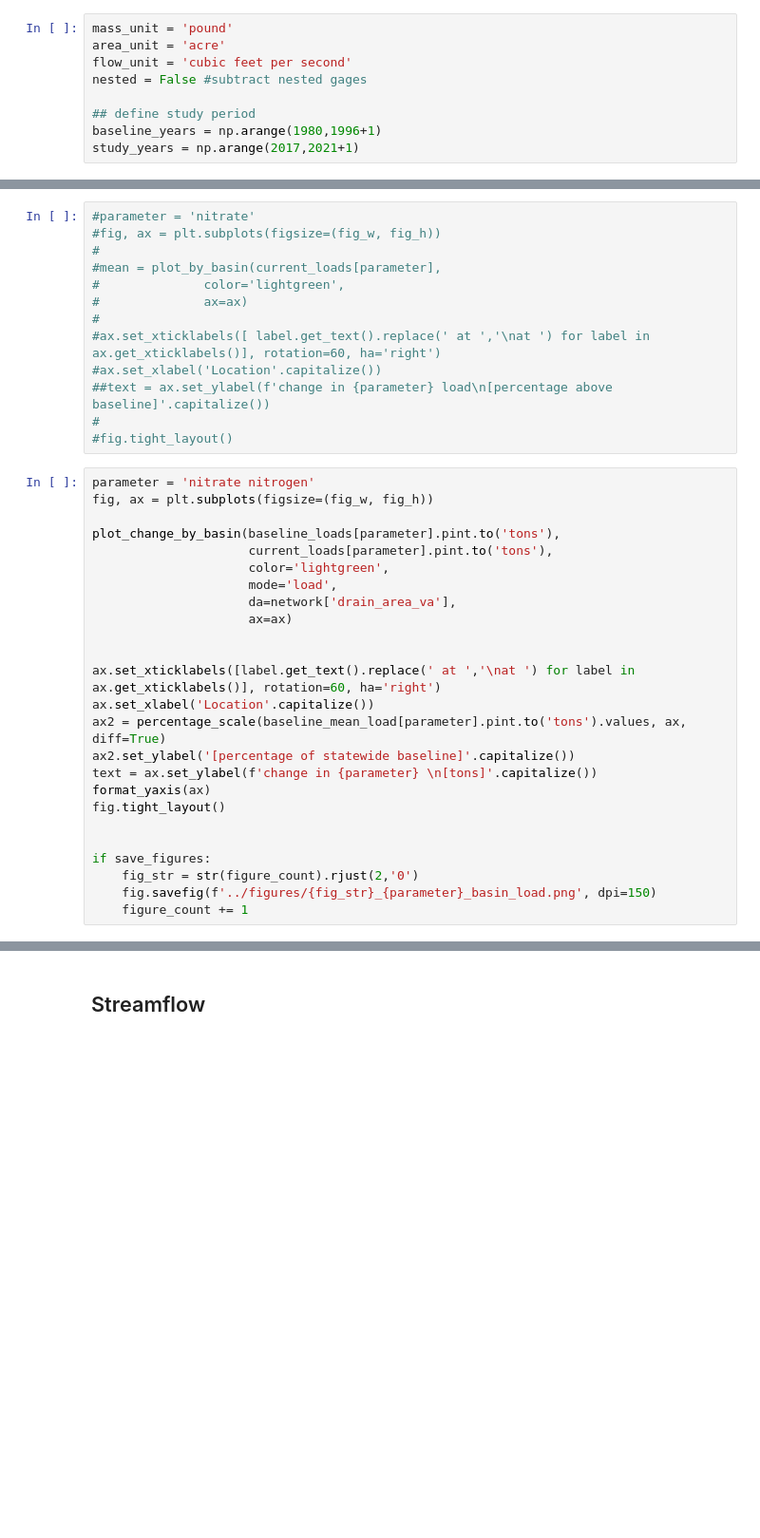
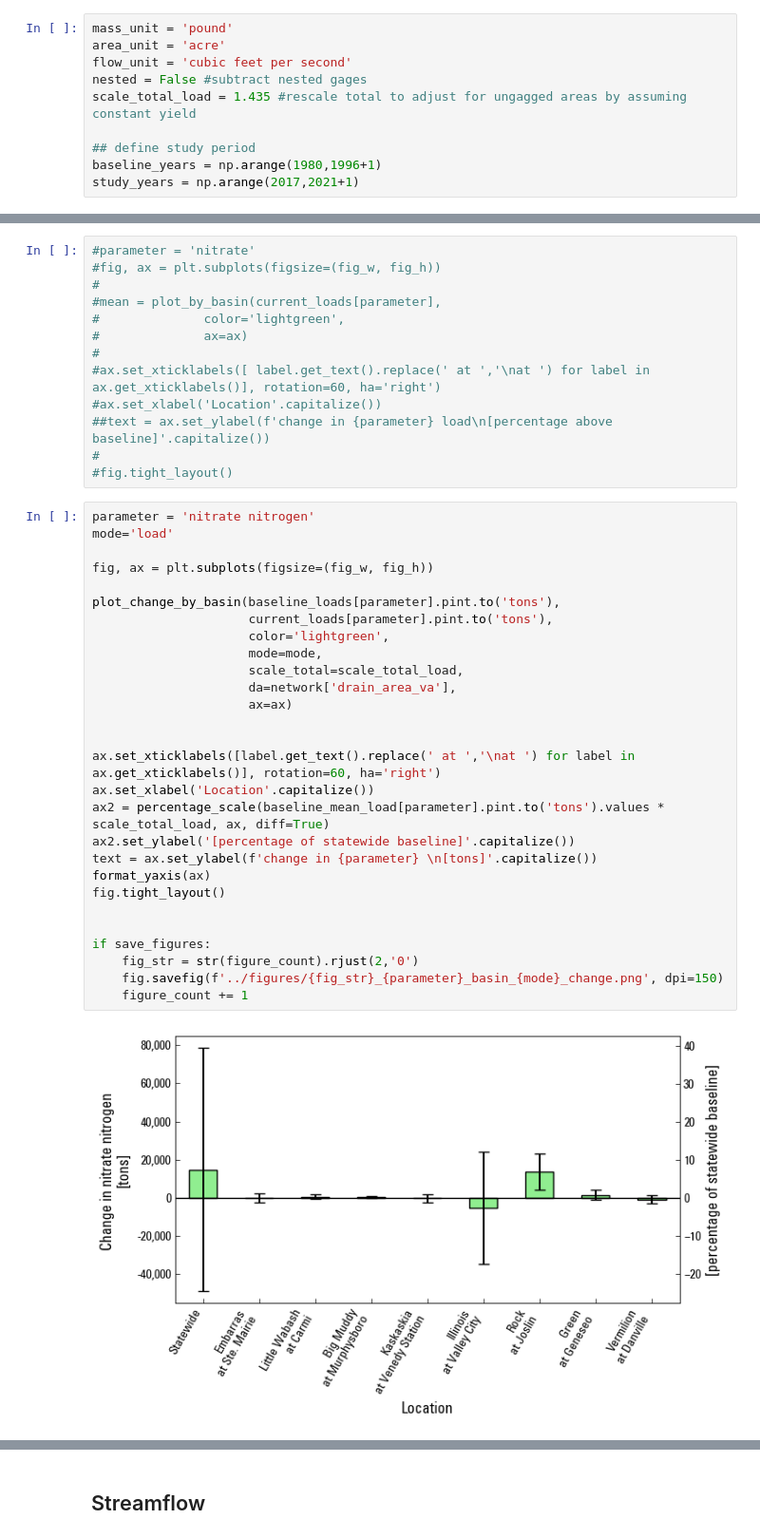
Before and after one commit to illinois-nutrient-monitoring/biennial-report, a Jupyter notebook: notebooks/01_report_plots.ipynb, the cells around one changed output, grey strips where cells are left out. Shown at 95% size. Saved outputs shown, nothing was run; the diff lists cells and outputs as text; blank space fills up the shorter version.

```diff
--- a/notebooks/01_report_plots.ipynb
+++ b/notebooks/01_report_plots.ipynb
@@ -69,6 +72,7 @@ mass_unit = 'pound'
 area_unit = 'acre'
 flow_unit = 'cubic feet per second'
 nested = False #subtract nested gages
+scale_total_load = 1.435 #rescale total to adjust for ungagged areas by assuming constant yield
 
 ## define study period
 baseline_years = np.arange(1980,1996+1)
@@ -255,27 +351,32 @@ current_yields.groupby('river').mean(dim='year').to_dataframe()
 #fig.tight_layout()
 # %%
 parameter = 'nitrate nitrogen'
+mode='load'
+
 fig, ax = plt.subplots(figsize=(fig_w, fig_h))
 
 plot_change_by_basin(baseline_loads[parameter].pint.to('tons'),
                      current_loads[parameter].pint.to('tons'),
                      color='lightgreen',
-                     mode='load',
+                     mode=mode,
+                     scale_total=scale_total_load,
                      da=network['drain_area_va'],
                      ax=ax)
 
 
 ax.set_xticklabels([label.get_text().replace(' at ','\nat ') for label in ax.get_xticklabels()], rotation=60, ha='right')
 ax.set_xlabel('Location'.capitalize())
-ax2 = percentage_scale(baseline_mean_load[parameter].pint.to('tons').values, ax, diff=True)
+ax2 = percentage_scale(baseline_mean_load[parameter].pint.to('tons').values * scale_total_load, ax, diff=True)
 ax2.set_ylabel('[percentage of statewide baseline]'.capitalize())
 text = ax.set_ylabel(f'change in {parameter} \n[tons]'.capitalize())
 format_yaxis(ax)
 fig.tight_layout()
 
 
 if save_figures:
     fig_str = str(figure_count).rjust(2,'0')
-    fig.savefig(f'../figures/{fig_str}_{parameter}_basin_load.png', dpi=150)
+    fig.savefig(f'../figures/{fig_str}_{parameter}_basin_{mode}_change.png', dpi=150)
     figure_count += 1
+# %% [output]
+[figure, added]
 # %%
```
Also changed, not shown: parts of 34 cells of this notebook, 1 other file.
